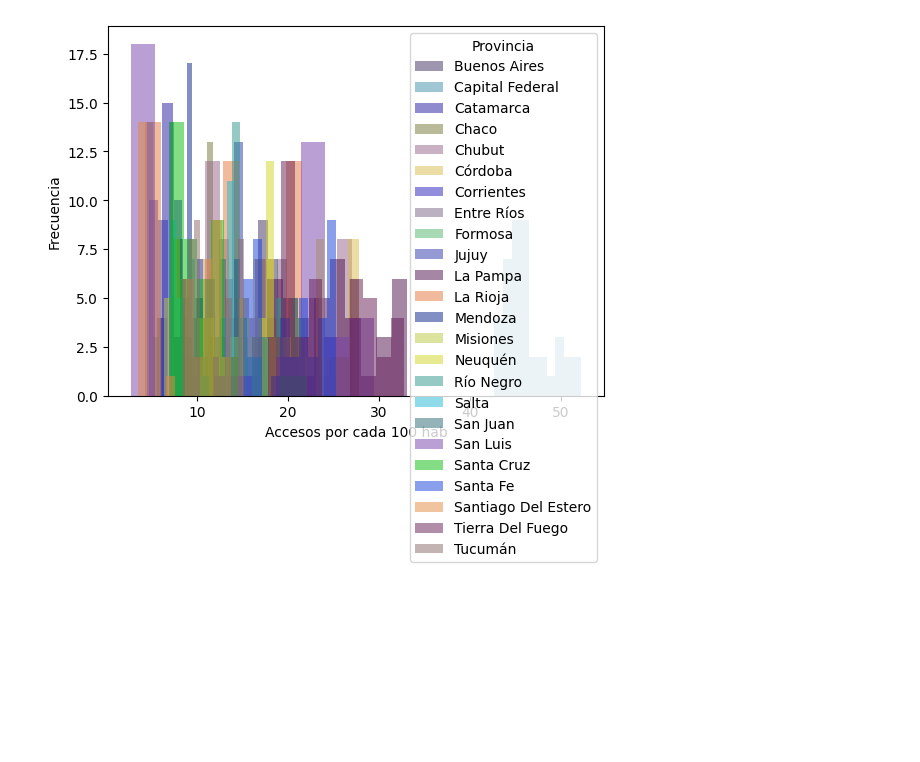
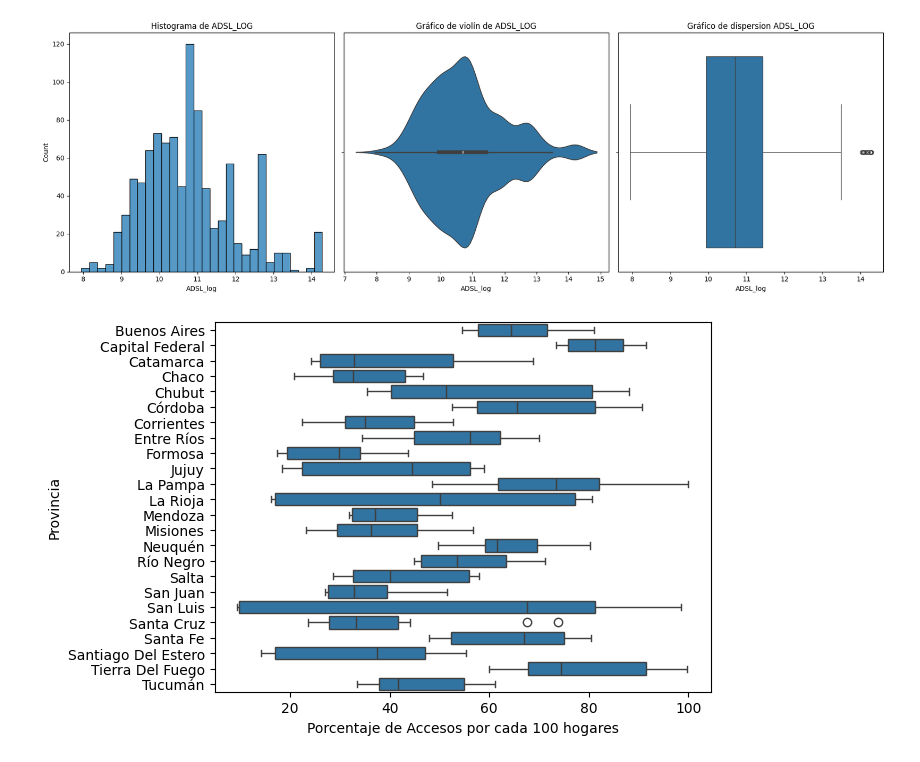
Before and after one commit to Yisus538/TP_henry2, a Jupyter notebook: notebooks/EDA.ipynb, the cells around one changed output. Drawn from its saved outputs; the diff is of its cells as text; code cells hidden in the pictures; blank space fills up the shorter version.

```diff
--- a/notebooks/EDA.ipynb
+++ b/notebooks/EDA.ipynb
@@ -59,41 +6,31 @@ plt.show()
-# %%
-# poblacion_df['Año-Trimestre'] = poblacion_df['Año'].astype(str) + ' Q' + poblacion_df['Trimestre'].astype(str)
-
-# # Crear el gráfico
-# plt.figure(figsize=(12, 8))
-
-# # Hacer un gráfico de líneas para cada provincia
-# for provincia in poblacion_df['Provincia'].unique():
-#     provincia_data = poblacion_df[poblacion_df['Provincia'] == provincia]
-#     plt.plot(provincia_data['Año-Trimestre'], provincia_data['Accesos por cada 100 hab'], marker='o', label=provincia)
-
-# # Personalización del gráfico
-# plt.title('Evolución de los Accesos a Internet por cada 100 habitantes')
-# plt.xlabel('Año y Trimestre')
-# plt.ylabel('Accesos por cada 100 habitantes')
-# plt.legend(title='Provincia')
-# plt.grid(True)
-
-# # Mostrar el gráfico
-# plt.show()
-# Generar colores aleatorios para cada provincia
-unique_provinces = poblacion_df['Provincia'].unique()
-colors = {province: f'#{random.randint(0, 0xFFFFFF):06x}' for province in unique_provinces}
-
-# Crear la figura y el eje
-fig, ax = plt.subplots()
-
-# Crear un histograma para cada provincia
-for province in unique_provinces:
-    province_data = poblacion_df[poblacion_df['Provincia'] == province]['Accesos por cada 100 hab']
-    ax.hist(province_data, bins=10, alpha=0.5, color=colors[province], label=province)
-
-# Etiquetas y leyenda
-ax.set_xlabel('Accesos por cada 100 hab')
-ax.set_ylabel('Frecuencia')
-ax.legend(title='Provincia')
-
-# Mostrar la gráfica
-plt.show()
-# %% [output]
-[figure, removed]
+# %%
+poblacion_df = pd.read_csv('../data/processed/Penetración-poblacion-limpio.csv')
+hogares_df = pd.read_csv('../data/processed/penetracion-hogares-limpio.csv')
+Accesos_Por_Tecnologia = pd.read_csv('../data/processed/accesos_por_tecnologia_limpio.csv')
+penetracion_total_df = pd.read_csv('../data/processed/Penetracion-totales.csv')
+# %%
+Accesos_Por_Tecnologia["ADSL_log"] = np.log(Accesos_Por_Tecnologia["ADSL"] + 1)  # +1 para evitar log(0)
+fig, axes = plt.subplots(1, 3, figsize=(18, 6))
+
+# Histograma
+sns.histplot(data=Accesos_Por_Tecnologia, x="ADSL_log", bins=30, ax=axes[0])
+axes[0].set_title('Histograma de ADSL_LOG')
+
+# Gráfico de violín
+sns.violinplot(data=Accesos_Por_Tecnologia, x="ADSL_log", ax=axes[1])
+axes[1].set_title('Gráfico de violín de ADSL_LOG')
+
+#Gráfico de dispersion
+sns.boxplot(data=Accesos_Por_Tecnologia, x="ADSL_log",ax=axes[2])
+axes[2].set_title('Gráfico de dispersion ADSL_LOG')
+# Mostrar los gráficos
+plt.tight_layout()
+plt.show()
+# %% [output]
+[figure, added]
+# %%
+sns.boxplot(data=hogares_df, x="Accesos por cada 100 hogares", y="Provincia")
+plt.xlabel("Porcentaje de Accesos por cada 100 hogares")
+plt.show()
+# %% [output]
+[figure, added]
```
Also changed, not shown: parts of 11 cells of this notebook.
